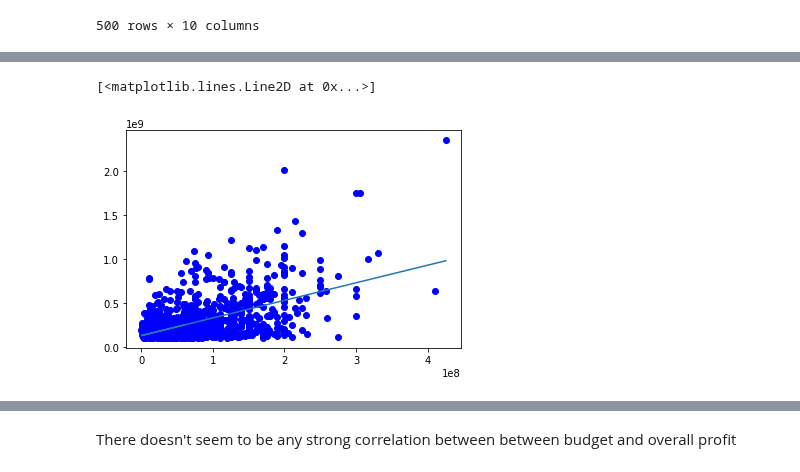
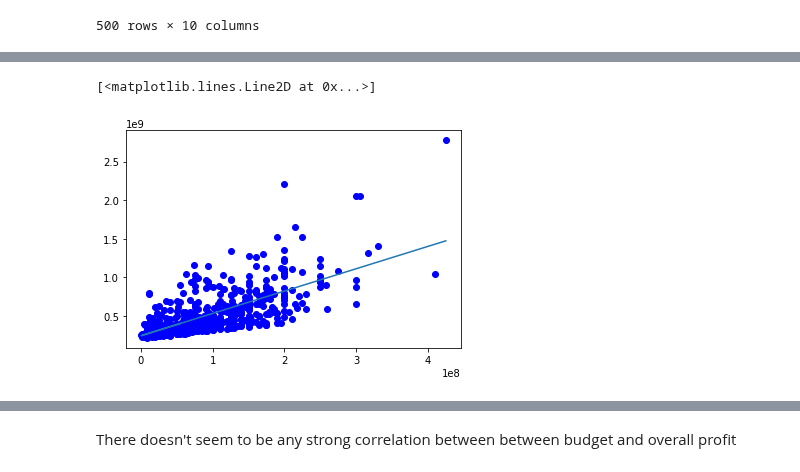
Before and after one commit to tramsay-deloitte/Dollywood, a Jupyter notebook: EnochNotebook.ipynb, the cells around one changed output, grey strips where cells are left out. Saved outputs shown, nothing was run; the diff lists cells and outputs as text; code cells hidden in the pictures.

Commit message:
work on budget vs revenue

```diff
--- a/EnochNotebook.ipynb
+++ b/EnochNotebook.ipynb
@@ -269,4 +272,4 @@ len(movies_budgets['production_budget']) == len(production_budget)
 True
 # %%
 movies_budgets['overall_profit'] = movies_budgets['worldwide_grossINT'] - movies_budgets['production_budgetINT']
-movies_budgets
+movies_budgets = movies_budgets[movies_budgets.worldwide_grossINT > 0]
@@ -321,14 +353,13 @@ budgets_top500
 # %%
+x = budgets_top500['production_budgetINT']
 
-x = budgets_top1000['production_budgetINT']
-
-y =  budgets_top1000['overall_profit']
+y = budgets_top500['worldwide_grossINT']
 
 z = np.polyfit(x, y, 1)
 p = np.poly1d(z)
 
 plt.scatter(x, y, c ="blue")
 plt.plot(x, p(x))
 # %% [output]
 [<matplotlib.lines.Line2D at 0x...>]
-[figure, old version]
+[figure, new version]
```
Also changed, not shown: parts of 14 cells of this notebook.
